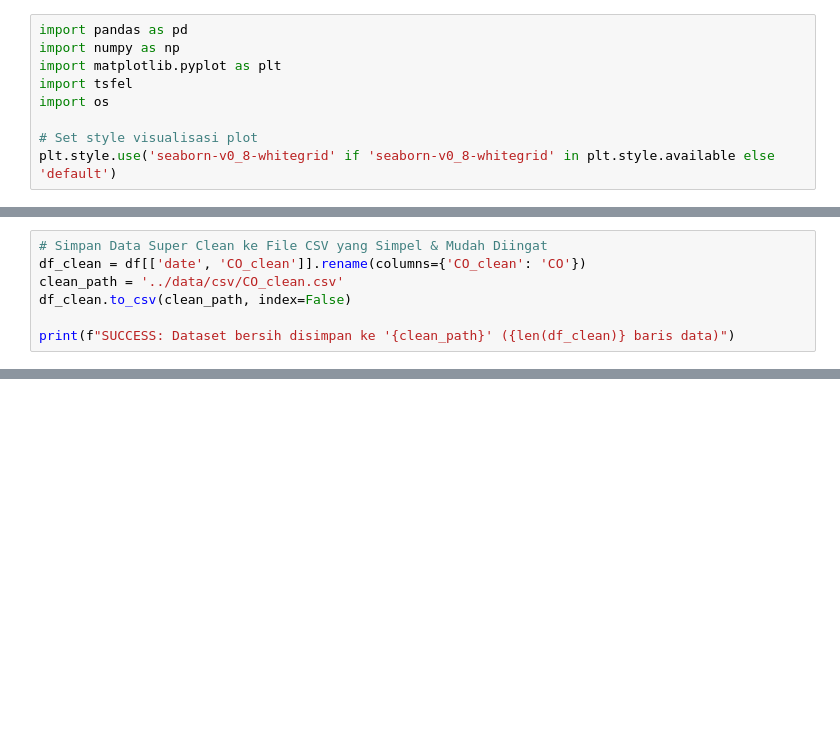
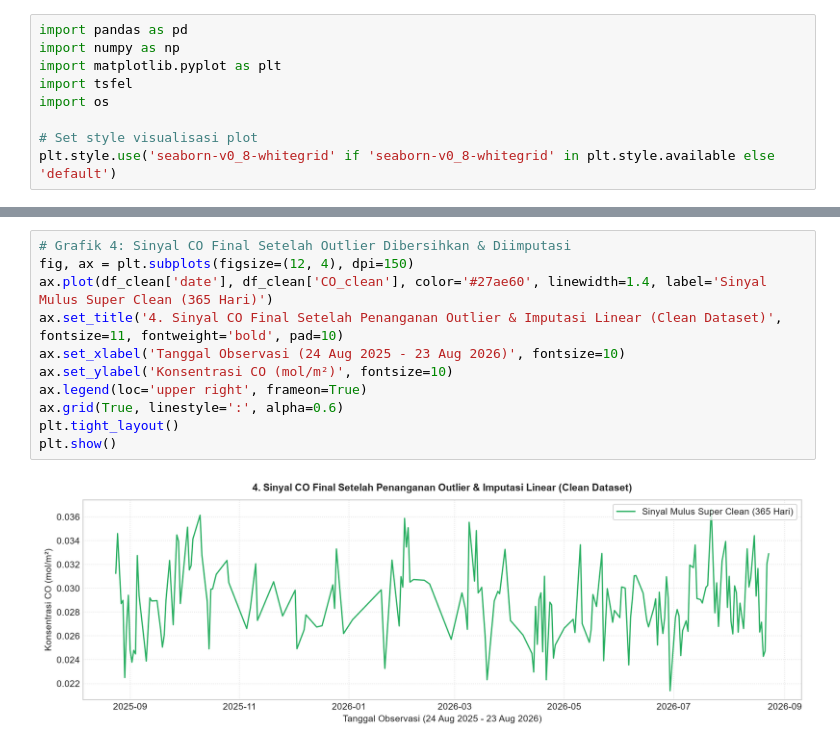
Before and after one commit to muhammadainulfuady/PSD, a Jupyter notebook: _sources/main/code-dataPreparation.ipynb, the cells around one changed output, grey strips where cells are left out. Drawn from its saved outputs; the diff is of its cells as text; blank space fills up the shorter version.

```diff
--- a/_sources/main/code-dataPreparation.ipynb
+++ b/_sources/main/code-dataPreparation.ipynb
@@ -74,7 +92,0 @@ Data yang telah bersih dari *missing values* dan *outliers* disimpan ke dalam fi
-# %%
-# Simpan Data Super Clean ke File CSV yang Simpel & Mudah Diingat
-df_clean = df[['date', 'CO_clean']].rename(columns={'CO_clean': 'CO'})
-clean_path = '../data/csv/CO_clean.csv'
-df_clean.to_csv(clean_path, index=False)
-
-print(f"SUCCESS: Dataset bersih disimpan ke '{clean_path}' ({len(df_clean)} baris data)")
@@ -114,0 +144,13 @@ tabel_fitur
+# %%
+# Grafik 4: Sinyal CO Final Setelah Outlier Dibersihkan & Diimputasi
+fig, ax = plt.subplots(figsize=(12, 4), dpi=150)
+ax.plot(df_clean['date'], df_clean['CO_clean'], color='#27ae60', linewidth=1.4, label='Sinyal Mulus Super Clean (365 Hari)')
+ax.set_title('4. Sinyal CO Final Setelah Penanganan Outlier & Imputasi Linear (Clean Dataset)', fontsize=11, fontweight='bold', pad=10)
+ax.set_xlabel('Tanggal Observasi (24 Aug 2025 - 23 Aug 2026)', fontsize=10)
+ax.set_ylabel('Konsentrasi CO (mol/m²)', fontsize=10)
+ax.legend(loc='upper right', frameon=True)
+ax.grid(True, linestyle=':', alpha=0.6)
+plt.tight_layout()
+plt.show()
+# %% [output]
+[figure, added]
```
Also changed, not shown: parts of 15 cells of this notebook, 31 other files.
